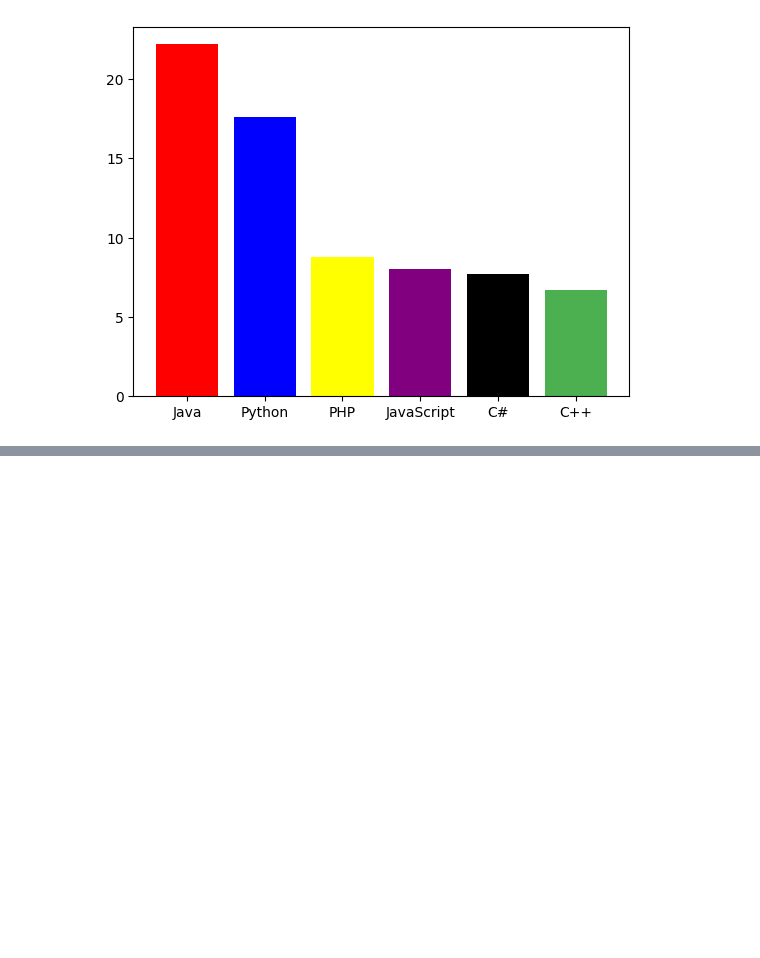
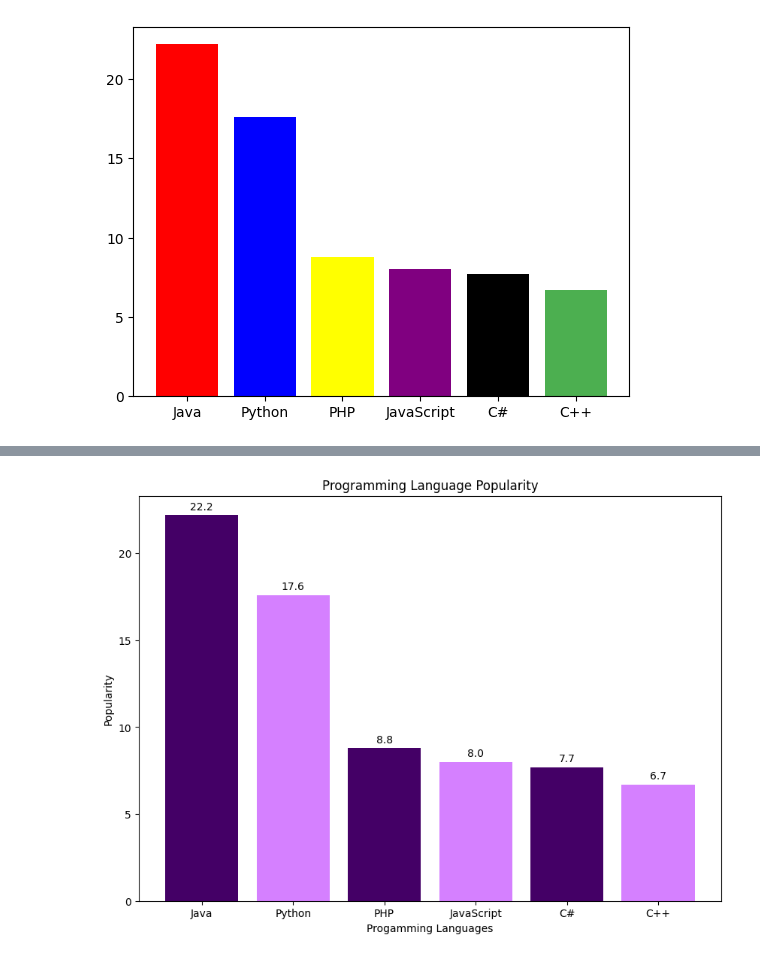
Before and after one commit to ayush-prajapati01/Python-Libraries, a Jupyter notebook: Matplotlib_Programs/barchart_programs.ipynb, the cells around one changed output, grey strips where cells are left out. Saved outputs shown, nothing was run; the diff lists cells and outputs as text; code cells hidden in the pictures; blank space fills up the shorter version.

Commit message:
[Ayush] Add: Python program to display a bar chart of the popularity of programming Languages. Attach a text label above each bar displaying its popularity (float value).

```diff
--- a/Matplotlib_Programs/barchart_programs.ipynb
+++ b/Matplotlib_Programs/barchart_programs.ipynb
@@ -78,0 +82,29 @@ if __name__ == "__main__":
+# %%
+def main():
+    programming_languages = np.array(['Java', 'Python', 'PHP', 'JavaScript', 'C#', 'C++'])
+    popularity = np.array([22.2, 17.6, 8.8, 8, 7.7, 6.7])
+    colors = ['#440066', '#d580ff']
+
+    plt.figure(figsize=(10, 7))
+    bars = plt.bar(programming_languages, popularity, color = colors)
+
+    # Method 1
+    # for i in range(len(popularity)):
+    #     plt.text(i, popularity[i] + 0.5, popularity[i], ha='center')
+
+    # Method 2
+    # plt.bar_label(bars, fmt='%.1f', padding = 3)
+
+    # Method 3
+    plt.bar_label(bars, labels= [value for value in popularity], padding = 3)
+
+    plt.xlabel('Progamming Languages')
+    plt.ylabel('Popularity')
+    plt.title('Programming Language Popularity')
+    plt.show()
+
+
+if __name__ == "__main__":
+    main()
+# %% [output]
+[figure, added]
```
Also changed, not shown: parts of 1 cell of this notebook.
